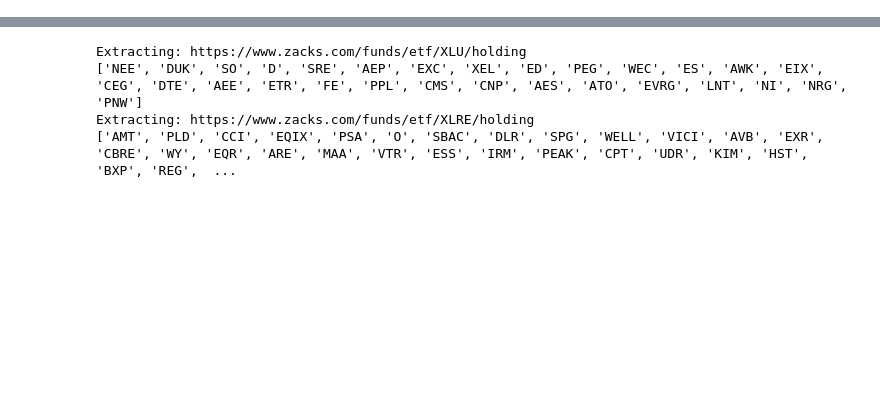
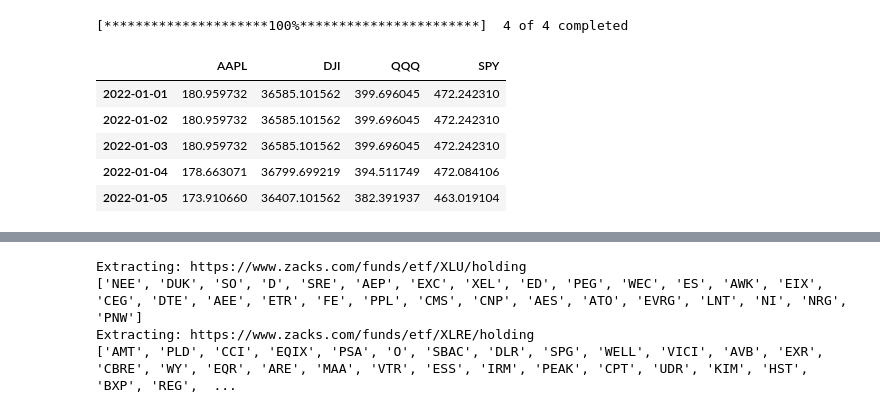
Before and after one commit to typokills/Coding_Projects, a Jupyter notebook: Finance Workspace.ipynb, the cells around one changed output, grey strips where cells are left out. Saved outputs shown, nothing was run; the diff lists cells and outputs as text; code cells hidden in the pictures; blank space fills up the shorter version.

```diff
--- a/Finance Workspace.ipynb
+++ b/Finance Workspace.ipynb
@@ -60,0 +28,20 @@ print("{:.2%}".format(weighted_risk.sum()))
+# %%
+def get_data(stocks, start, end, field):
+    df = yf.download(stocks, start=start, end=end)
+    time_period = pd.date_range(start,end)
+    df = df.reindex(time_period,method = 'nearest')
+    output = df[field]
+    return(output)
+
+lst_tickers = df_weight.columns.values.tolist()
+
+price_data = get_data(lst_tickers,'2022-01-01','2022-11-30','Adj Close')
+price_data.head()
+# %% [output]
+[*********************100%***********************]  4 of 4 completed
+|  | AAPL | DJI | QQQ | SPY |
+| 2022-01-01 | 180.959732 | 36585.101562 | 399.696045 | 472.242310 |
+| 2022-01-02 | 180.959732 | 36585.101562 | 399.696045 | 472.242310 |
+| 2022-01-03 | 180.959732 | 36585.101562 | 399.696045 | 472.242310 |
+| 2022-01-04 | 178.663071 | 36799.699219 | 394.511749 | 472.084106 |
+| 2022-01-05 | 173.910660 | 36407.101562 | 382.391937 | 463.019104 |
```
Also changed, not shown: parts of 18 cells of this notebook, 1 other file.
